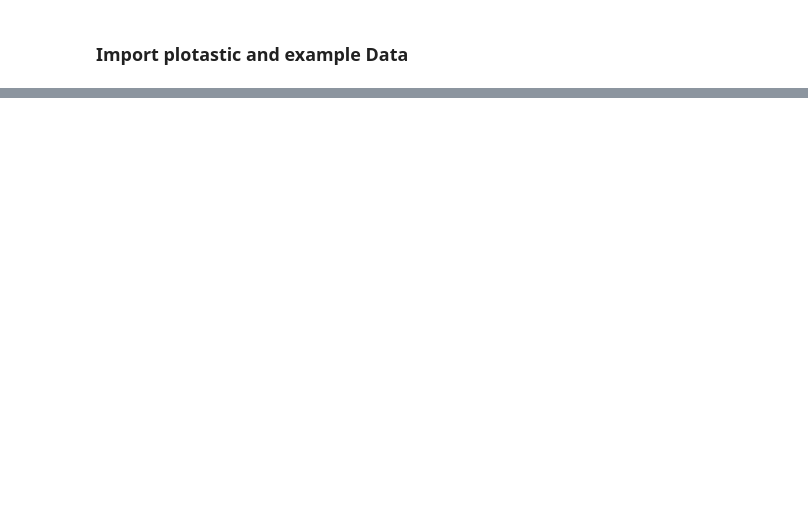
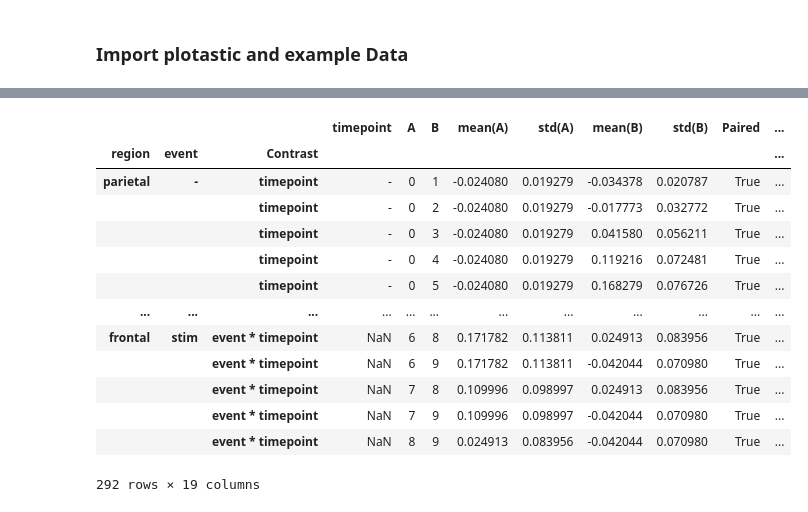
Before and after one commit to markur4/plotastic, a Jupyter notebook: Examples & Walkthroughs/how_to_use.ipynb, the cells around one changed output, grey strips where cells are left out. Cells and saved outputs as stored; diff of their text form; code cells hidden in the pictures; blank space fills up the shorter version.

```diff
--- a/Examples & Walkthroughs/how_to_use.ipynb
+++ b/Examples & Walkthroughs/how_to_use.ipynb
@@ -59,0 +96,18 @@ DA.levels_dendrogram
+# %%
+# Run PostHoc Tests
+DA.test_pairwise()
+# %% [output]
+|  |  |  | timepoint | A | B | mean(A) | std(A) | mean(B) | std(B) | Paired | ... |
+| region | event | Contrast |  |  |  |  |  |  |  |  | ... |
+| parietal | - | timepoint | - | 0 | 1 | -0.024080 | 0.019279 | -0.034378 | 0.020787 | True | ... |
+|  |  | timepoint | - | 0 | 2 | -0.024080 | 0.019279 | -0.017773 | 0.032772 | True | ... |
+|  |  | timepoint | - | 0 | 3 | -0.024080 | 0.019279 | 0.041580 | 0.056211 | True | ... |
+|  |  | timepoint | - | 0 | 4 | -0.024080 | 0.019279 | 0.119216 | 0.072481 | True | ... |
+|  |  | timepoint | - | 0 | 5 | -0.024080 | 0.019279 | 0.168279 | 0.076726 | True | ... |
+| ... | ... | ... | ... | ... | ... | ... | ... | ... | ... | ... | ... |
+| frontal | stim | event * timepoint | NaN | 6 | 8 | 0.171782 | 0.113811 | 0.024913 | 0.083956 | True | ... |
+|  |  | event * timepoint | NaN | 6 | 9 | 0.171782 | 0.113811 | -0.042044 | 0.070980 | True | ... |
+|  |  | event * timepoint | NaN | 7 | 8 | 0.109996 | 0.098997 | 0.024913 | 0.083956 | True | ... |
+|  |  | event * timepoint | NaN | 7 | 9 | 0.109996 | 0.098997 | -0.042044 | 0.070980 | True | ... |
+|  |  | event * timepoint | NaN | 8 | 9 | 0.024913 | 0.083956 | -0.042044 | 0.070980 | True | ... |
+292 rows × 19 columns
```
Also changed, not shown: parts of 17 cells of this notebook, 6 other files.
